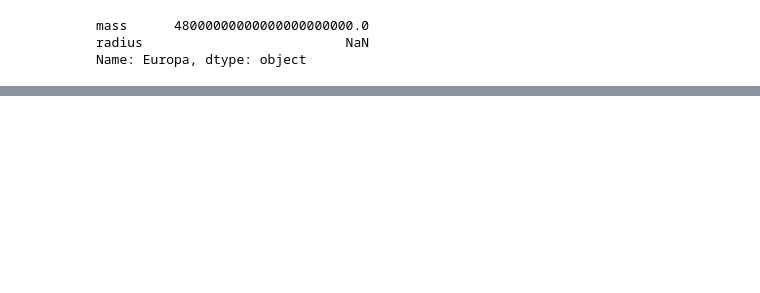
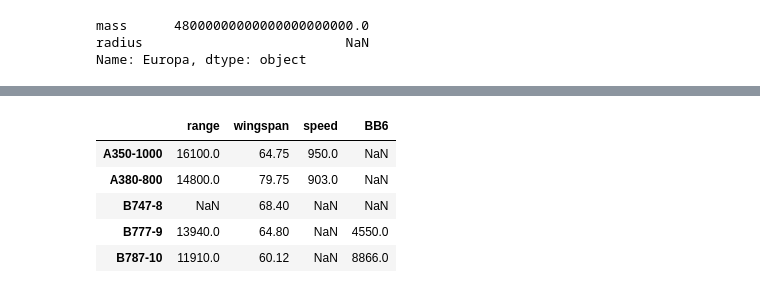
Before and after one commit to rabobahago/python_projects, a Jupyter notebook: scientific_programming_with_python/pandas/dataframe.ipynb, the cells around one changed output, grey strips where cells are left out. Cells and saved outputs as stored; diff of their text form; code cells hidden in the pictures; blank space fills up the shorter version.

```diff
--- a/scientific_programming_with_python/pandas/dataframe.ipynb
+++ b/scientific_programming_with_python/pandas/dataframe.ipynb
@@ -92,0 +286,10 @@ Name: Europa, dtype: object
+# %%
+df_aircraft.drop(['AAA'], axis='columns', inplace=True)
+df_aircraft
+# %% [output]
+|  | range | wingspan | speed | BB6 |
+| A350-1000 | 16100.0 | 64.75 | 950.0 | NaN |
+| A380-800 | 14800.0 | 79.75 | 903.0 | NaN |
+| B747-8 | NaN | 68.40 | NaN | NaN |
+| B777-9 | 13940.0 | 64.80 | NaN | 4550.0 |
+| B787-10 | 11910.0 | 60.12 | NaN | 8866.0 |
```
Also changed, not shown: parts of 36 cells of this notebook, 2 other files.
